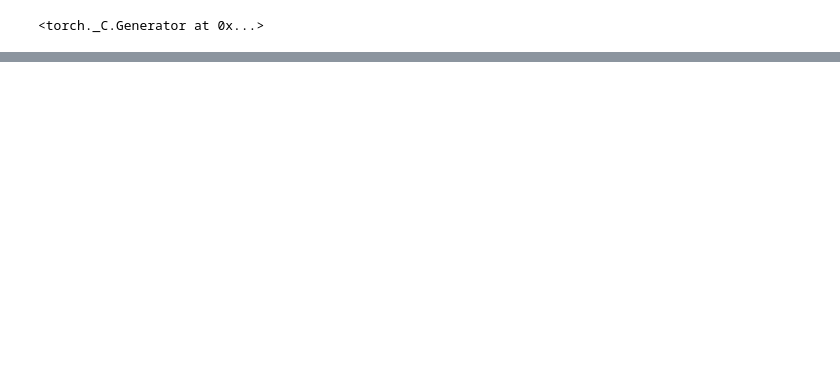
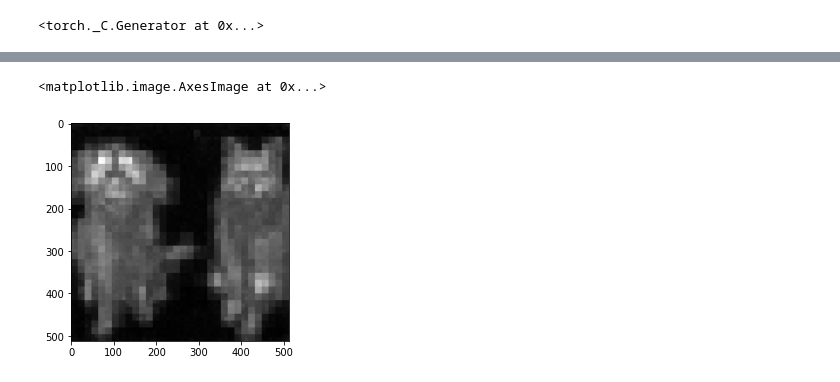
Before and after one commit to wlaud1001/SD_useful, a Jupyter notebook: Attention.ipynb, the cells around one changed output, grey strips where cells are left out. Cells and saved outputs as stored; diff of their text form; code cells hidden in the pictures; blank space fills up the shorter version.

```diff
--- a/Attention.ipynb
+++ b/Attention.ipynb
@@ -201,9 +209,15 @@ for img in images:
 # %%
-img_idx = 0
+import matplotlib.pyplot as plt
+
+img_idx = 1
 
 attention_map = attnmap.get_average_attnmap(
-    token_idx=7 , # bucket
+    token_idx=2 , # bucket
     img_idx=img_idx,
     step_idx=callback_steps
 )
+plt.imshow(attention_map, cmap='gray')
+# %% [output]
+<matplotlib.image.AxesImage at 0x...>
+[figure, added]
 # %%
```
Also changed, not shown: parts of 7 cells of this notebook.
